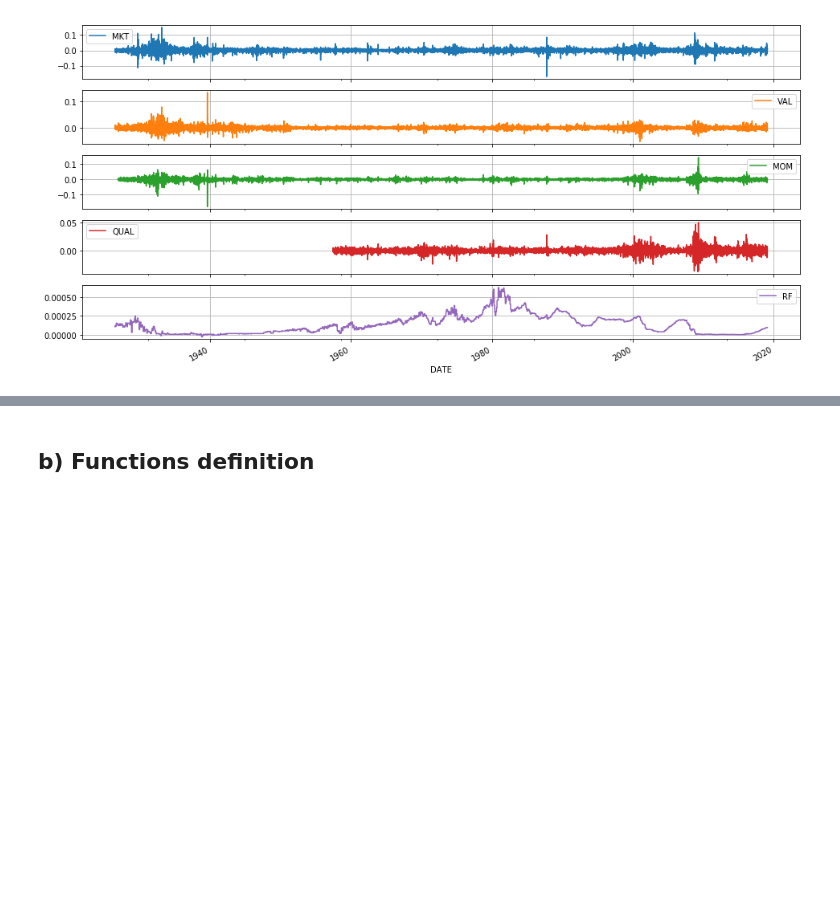
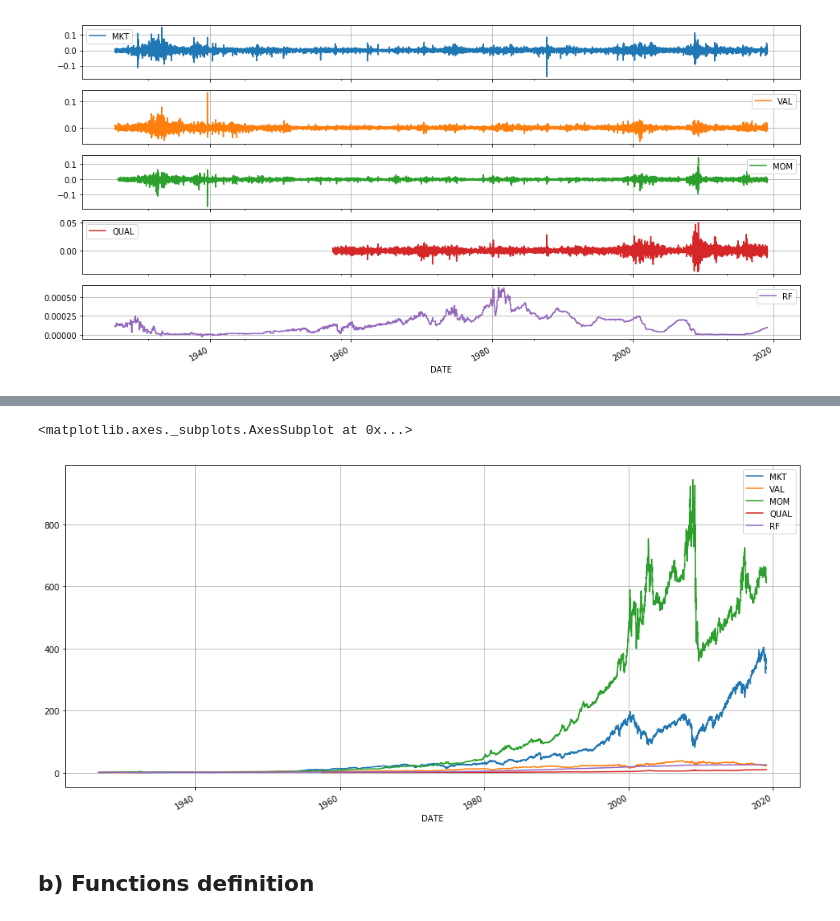
Before and after one commit to amritprasad/MFE_DAM, a Jupyter notebook: DAM Project.ipynb, the cells around one changed output, grey strips where cells are left out. Saved outputs shown, nothing was run; the diff lists cells and outputs as text; code cells hidden in the pictures; blank space fills up the shorter version.

```diff
--- a/DAM Project.ipynb
+++ b/DAM Project.ipynb
@@ -11,6 +11,6 @@ from pandas.tseries.offsets import BDay
 ## a) Loading the return series
 # %%
 ret_file = os.path.join('MFE_DAM', 'Data', 'US.csv')
-us_df = pd.read_csv(ret_file, parse_dates=[0], index_col=[0], na_values=[0])
-us_df = us_df.fillna(method='ffill')
+us_ret = pd.read_csv(ret_file, parse_dates=[0], index_col=[0], na_values=[0])
+us_ret = us_ret.fillna(method='ffill')
 # %%
@@ -23,3 +23,9 @@ array([<matplotlib.axes._subplots.AxesSubplot object at 0x...>,
        <matplotlib.axes._subplots.AxesSubplot object at 0x...>],
       dtype=object)
 [figure]
+# %%
+us_Price = (us_ret+1).cumprod().shift(1)
+for col in us_Price.columns:
+    lastNanRow = max(np.where(us_Price[col].isnull())[0])
+    us_Price.loc[us_Price.index[lastNanRow],col] = 1
+us_Price
@@ -26,3 +52,8 @@ array([<matplotlib.axes._subplots.AxesSubplot object at 0x...>,
+# %%
+us_Price.plot(figsize=(16,8), grid=True, subplots=False)
+# %% [output]
+<matplotlib.axes._subplots.AxesSubplot at 0x...>
+[figure, added]
 # %% [markdown]
 ## b) Functions definition
 # %%
```
Also changed, not shown: parts of 20 cells of this notebook.
